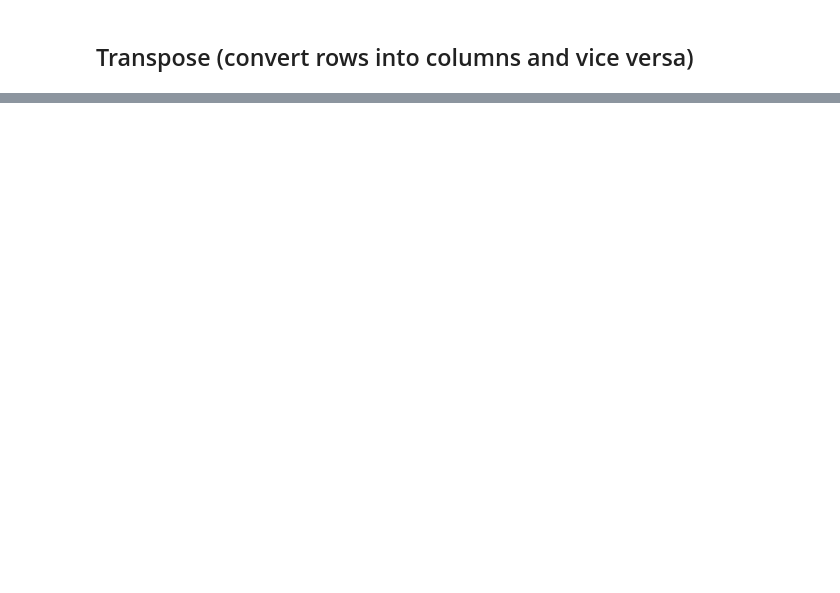
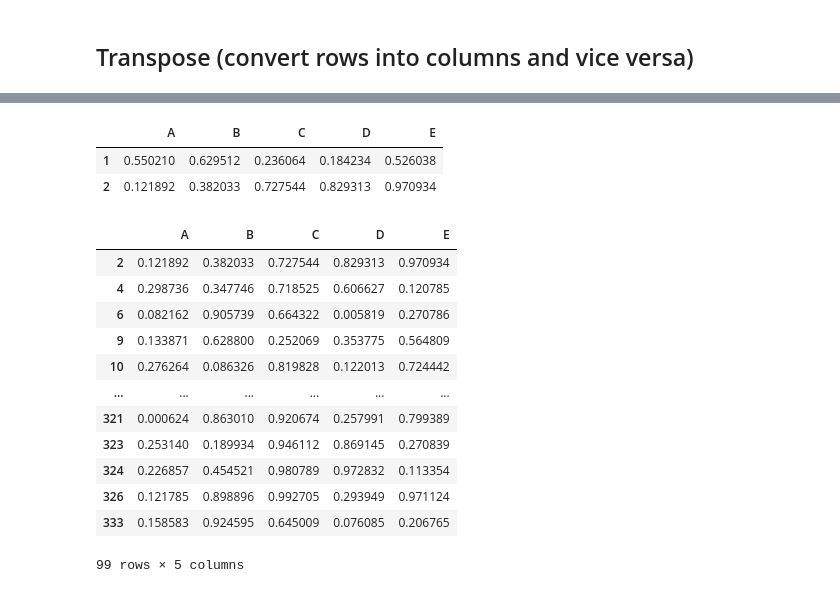
Before and after one commit to Bubu02/Pandas-Tutorial, a Jupyter notebook: Pandas_tutorial.ipynb, the cells around one changed output, grey strips where cells are left out. Drawn from its saved outputs; the diff is of its cells as text; code cells hidden in the pictures; blank space fills up the shorter version.

```diff
--- a/Pandas_tutorial.ipynb
+++ b/Pandas_tutorial.ipynb
@@ -212,0 +235,2 @@ Name: 0, Length: 334, dtype: float64
+# %%
+newdf.columns = list("ABCDE") # To change the naming of the columns
@@ -212,0 +243,4 @@ Name: 0, Length: 334, dtype: float64
+# %%
+newdf.loc[0, 'A'] = 65445
+# %%
+newdf.loc[0, 0] = 65445
@@ -212,0 +256,2 @@ Name: 0, Length: 334, dtype: float64
+# %%
+newdf = newdf.drop(0, axis=1) # To drop a column (axis=1) , to drop a row (axis=0)
@@ -212,0 +282,22 @@ Name: 0, Length: 334, dtype: float64
+# %%
+newdf.loc[[1,2], :]
+# %% [output]
+|  | A | B | C | D | E |
+| 1 | 0.550210 | 0.629512 | 0.236064 | 0.184234 | 0.526038 |
+| 2 | 0.121892 | 0.382033 | 0.727544 | 0.829313 | 0.970934 |
+# %%
+newdf.loc[(newdf['A']<0.3)] # Applying a condition
+# %% [output]
+|  | A | B | C | D | E |
+| 2 | 0.121892 | 0.382033 | 0.727544 | 0.829313 | 0.970934 |
+| 4 | 0.298736 | 0.347746 | 0.718525 | 0.606627 | 0.120785 |
+| 6 | 0.082162 | 0.905739 | 0.664322 | 0.005819 | 0.270786 |
+| 9 | 0.133871 | 0.628800 | 0.252069 | 0.353775 | 0.564809 |
+| 10 | 0.276264 | 0.086326 | 0.819828 | 0.122013 | 0.724442 |
+| ... | ... | ... | ... | ... | ... |
+| 321 | 0.000624 | 0.863010 | 0.920674 | 0.257991 | 0.799389 |
+| 323 | 0.253140 | 0.189934 | 0.946112 | 0.869145 | 0.270839 |
+| 324 | 0.226857 | 0.454521 | 0.980789 | 0.972832 | 0.113354 |
+| 326 | 0.121785 | 0.898896 | 0.992705 | 0.293949 | 0.971124 |
+| 333 | 0.158583 | 0.924595 | 0.645009 | 0.076085 | 0.206765 |
+99 rows × 5 columns
```
Also changed, not shown: parts of 25 cells of this notebook.
